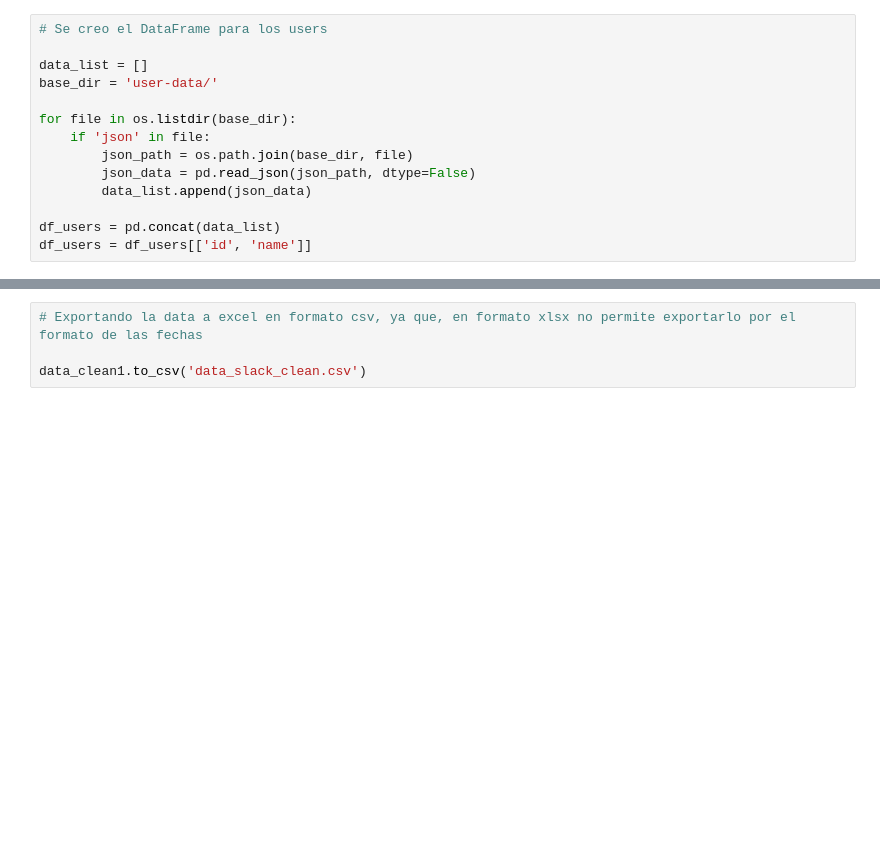
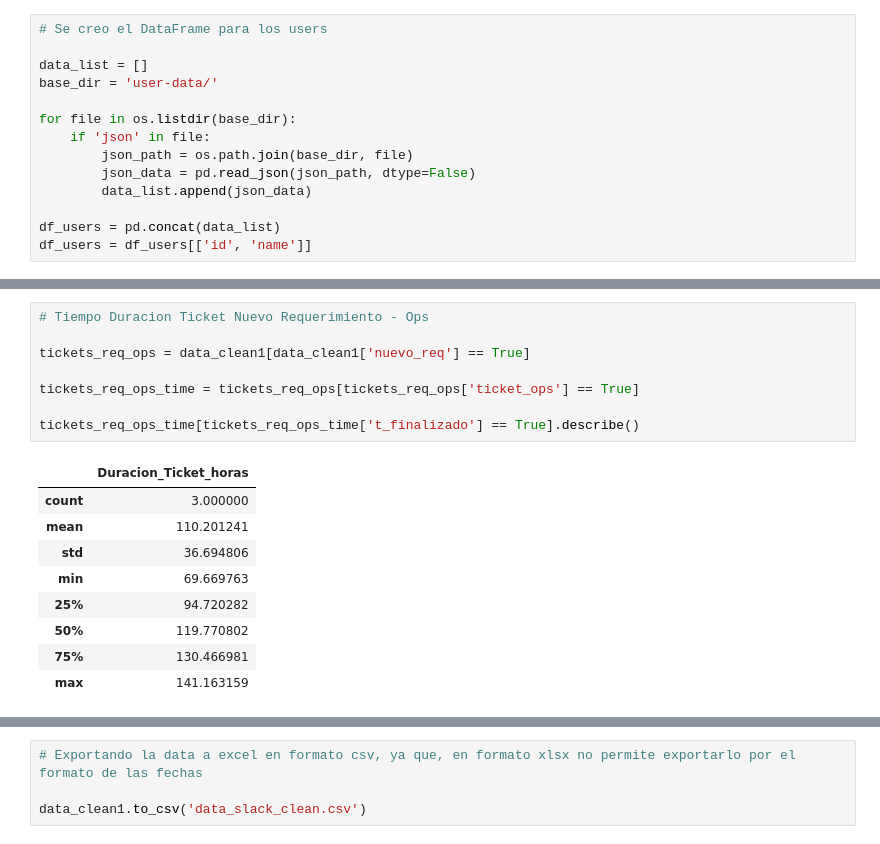
Before and after one commit to andresgs-ds/krino, a Jupyter notebook: Krino-Slack/Tratamiento_de_datos_json.ipynb, the cells around one changed output, grey strips where cells are left out. Drawn from its saved outputs; the diff is of its cells as text; blank space fills up the shorter version.

```diff
--- a/Krino-Slack/Tratamiento_de_datos_json.ipynb
+++ b/Krino-Slack/Tratamiento_de_datos_json.ipynb
@@ -235,0 +245,18 @@ fig.show()
+# %%
+# Tiempo Duracion Ticket Nuevo Requerimiento - Ops
+
+tickets_req_ops = data_clean1[data_clean1['nuevo_req'] == True]
+
+tickets_req_ops_time = tickets_req_ops[tickets_req_ops['ticket_ops'] == True]
+
+tickets_req_ops_time[tickets_req_ops_time['t_finalizado'] == True].describe()
+# %% [output]
+|  | Duracion_Ticket_horas |
+| count | 3.000000 |
+| mean | 110.201241 |
+| std | 36.694806 |
+| min | 69.669763 |
+| 25% | 94.720282 |
+| 50% | 119.770802 |
+| 75% | 130.466981 |
+| max | 141.163159 |
```
Also changed, not shown: parts of 37 cells of this notebook, 1 other file.
